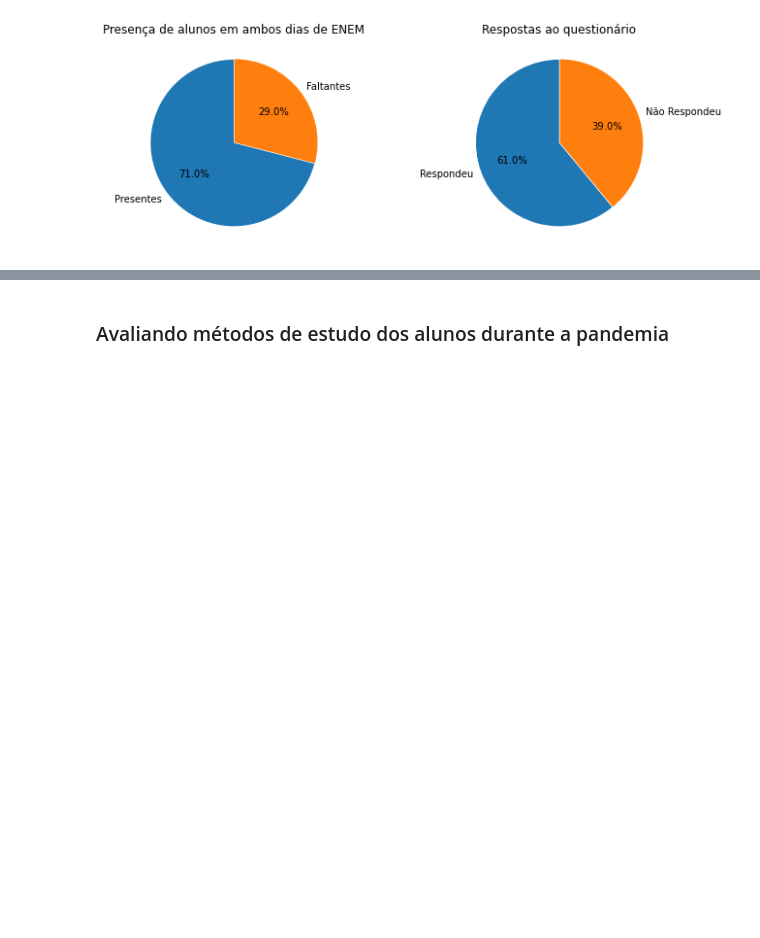
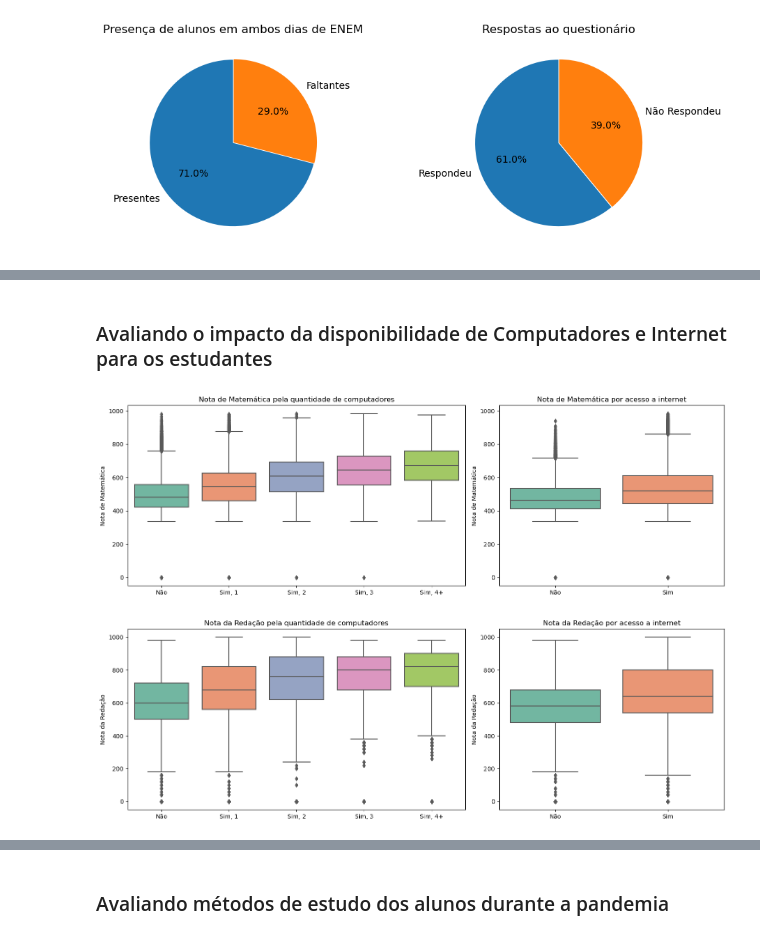
Before and after one commit to iaracastro/EducaODS-Enem, a Jupyter notebook: main.ipynb, the cells around one changed output, grey strips where cells are left out. Saved outputs shown, nothing was run; the diff lists cells and outputs as text; code cells hidden in the pictures; blank space fills up the shorter version.

Commit message:
Update graficos de computadores e internet

```diff
--- a/main.ipynb
+++ b/main.ipynb
@@ -63,0 +139,26 @@ plt.tight_layout()
+# %% [markdown]
+### Avaliando o impacto da disponibilidade de Computadores e Internet para os estudantes
+# %%
+# Compare a nota de matemática e  de redação com o acesso a computadores e a internet
+for materia in ['NU_NOTA_MT', 'NU_NOTA_REDACAO']:
+    fig = plt.figure(figsize=(15, 5))
+    gs = gridspec.GridSpec(1, 2, width_ratios=[3, 2])
+    ax1 = fig.add_subplot(gs[0])
+    ax2 = fig.add_subplot(gs[1])
+
+    sns.boxplot(x=data_presentes['Acesso a Computadores'], y=data_presentes[materia], ax=ax1,
+                order = ['Não', 'Sim, 1', "Sim, 2", "Sim, 3", "Sim, 4+"], palette='Set2')
+    ax1.set_ylabel(dict_area[materia])
+    ax1.set_title(f"{dict_area[materia]} pela quantidade de computadores")
+    ax1.set_xlabel('')
+    sns.boxplot(x=data_presentes['Acesso a Internet'], y=data_presentes[materia], ax=ax2,
+                order = ["Não", "Sim"], palette='Set2')
+    ax2.set_ylabel(dict_area[materia])
+    ax2.set_title(f"{dict_area[materia]} por acesso a internet")
+    ax2.set_xlabel('')
+
+    plt.tight_layout();
+    plt.show()
+# %% [output]
+[figure, added]
+[figure, added]
```
Also changed, not shown: parts of 18 cells of this notebook, 1 other file.
